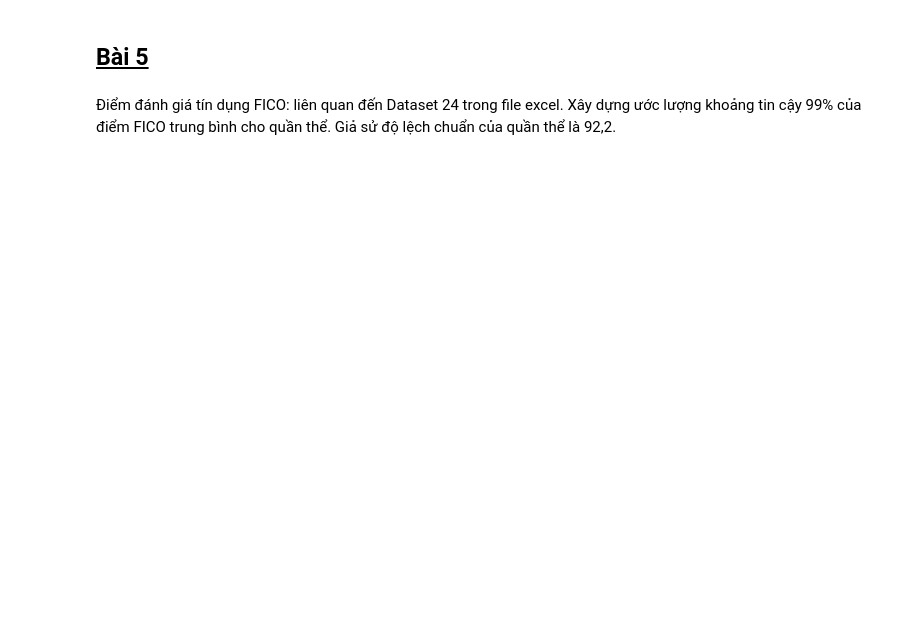
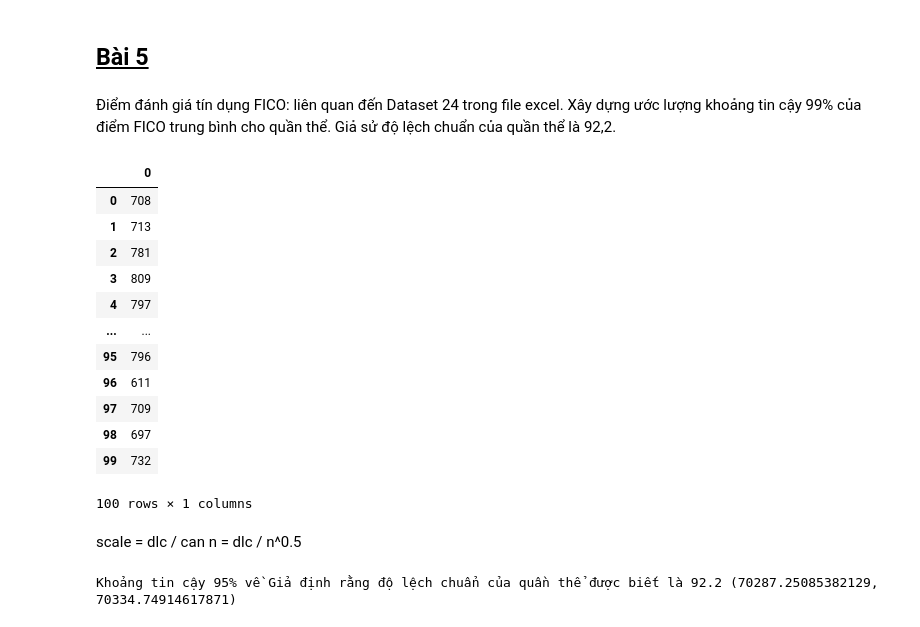
Before and after one commit to tienminhtran/PYTHON, a Jupyter notebook: TKMT/LOP/Thay/tien_lab6/tkud_lab06_ex.ipynb, the cells around one changed output. Drawn from its saved outputs; the diff is of its cells as text; code cells hidden in the pictures; blank space fills up the shorter version.

```diff
--- a/TKMT/LOP/Thay/tien_lab6/tkud_lab06_ex.ipynb
+++ b/TKMT/LOP/Thay/tien_lab6/tkud_lab06_ex.ipynb
@@ -113,3 +238,34 @@ Tổng số tiền phim: liên quan đến Dataset 9 trong file excel. Xây dự
 ## <u>Bài 5</u>
 # %% [markdown]
 Điểm đánh giá tín dụng FICO: liên quan đến Dataset 24 trong file excel. Xây dựng ước lượng khoảng tin cậy 99% của điểm FICO trung bình cho quần thể. Giả sử độ lệch chuẩn của quần thể là 92,2.
+# %%
+df5 = pd.read_excel('24_FICO.xls', header=None)
+df5
+# %% [output]
+|  | 0 |
+| 0 | 708 |
+| 1 | 713 |
+| 2 | 781 |
+| 3 | 809 |
+| 4 | 797 |
+| ... | ... |
+| 95 | 796 |
+| 96 | 611 |
+| 97 | 709 |
+| 98 | 697 |
+| 99 | 732 |
+100 rows × 1 columns
+# %% [markdown]
+scale = dlc / can n = dlc / n^0.5
+# %%
+dlc = 92.2
+
+tong_diem = df5.values.sum()
+
+so_dong = df5.shape[0]
+
+khoang_tb = st.norm.interval(0.99, loc=tong_diem, scale = dlc/so_dong**0.5)
+
+print("Khoảng tin cậy 95% về Giả định rằng độ lệch chuẩn của quần thể được biết là 92.2", khoang_tb)
+# %% [output]
+Khoảng tin cậy 95% về Giả định rằng độ lệch chuẩn của quần thể được biết là 92.2 (70287.25085382129, 70334.74914617871)
```
Also changed, not shown: parts of 9 cells of this notebook, 4 other files.
